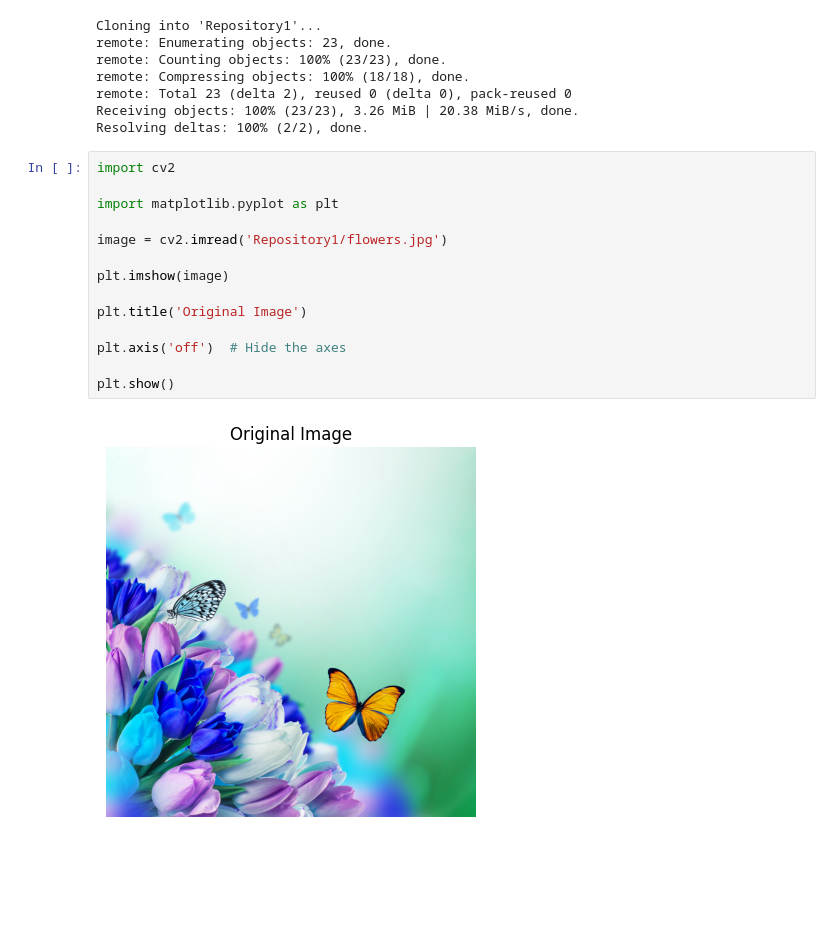
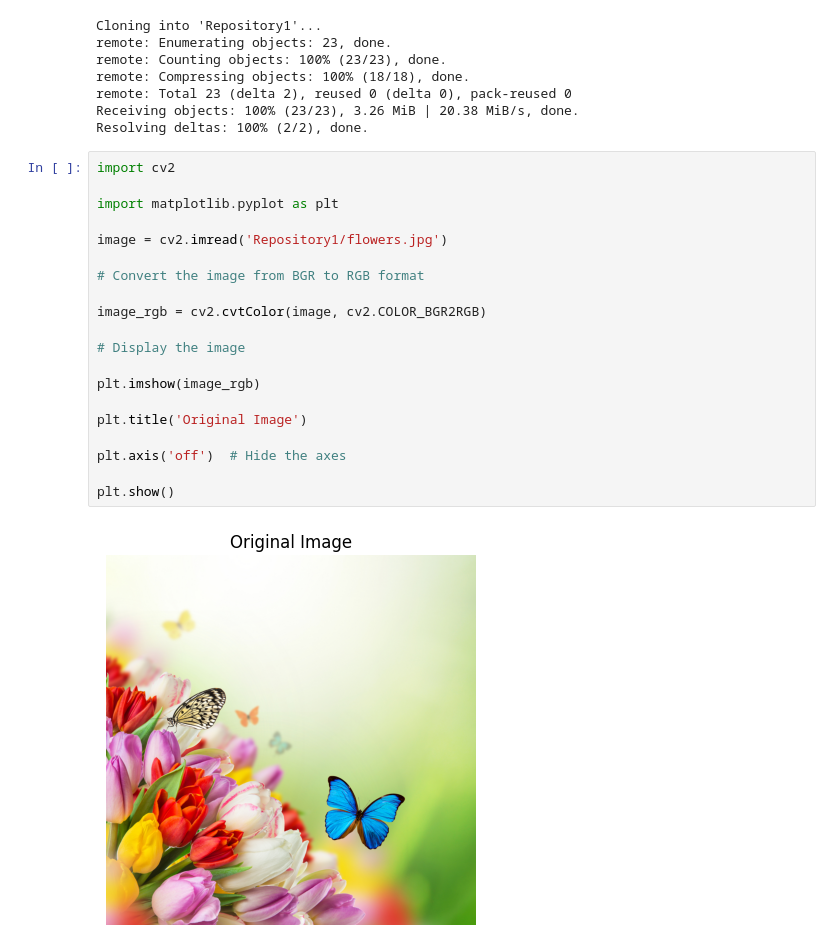
Before and after one commit to Students-02/Reporitory1, a Jupyter notebook: flowers image.ipynb, the cells around one changed output. Saved outputs shown, nothing was run; the diff lists cells and outputs as text; blank space fills up the shorter version.

```diff
--- a/flowers image.ipynb
+++ b/flowers image.ipynb
@@ -13,16 +13,22 @@ Resolving deltas: 100% (2/2), done.
 # %%
 import cv2
 
 import matplotlib.pyplot as plt
 
 image = cv2.imread('Repository1/flowers.jpg')
 
-plt.imshow(image)
+# Convert the image from BGR to RGB format
+
+image_rgb = cv2.cvtColor(image, cv2.COLOR_BGR2RGB)
+
+# Display the image
+
+plt.imshow(image_rgb)
 
 plt.title('Original Image')
 
 plt.axis('off')  # Hide the axes
 
 plt.show()
 # %% [output]
-[figure, old version]
+[figure, new version]
```
